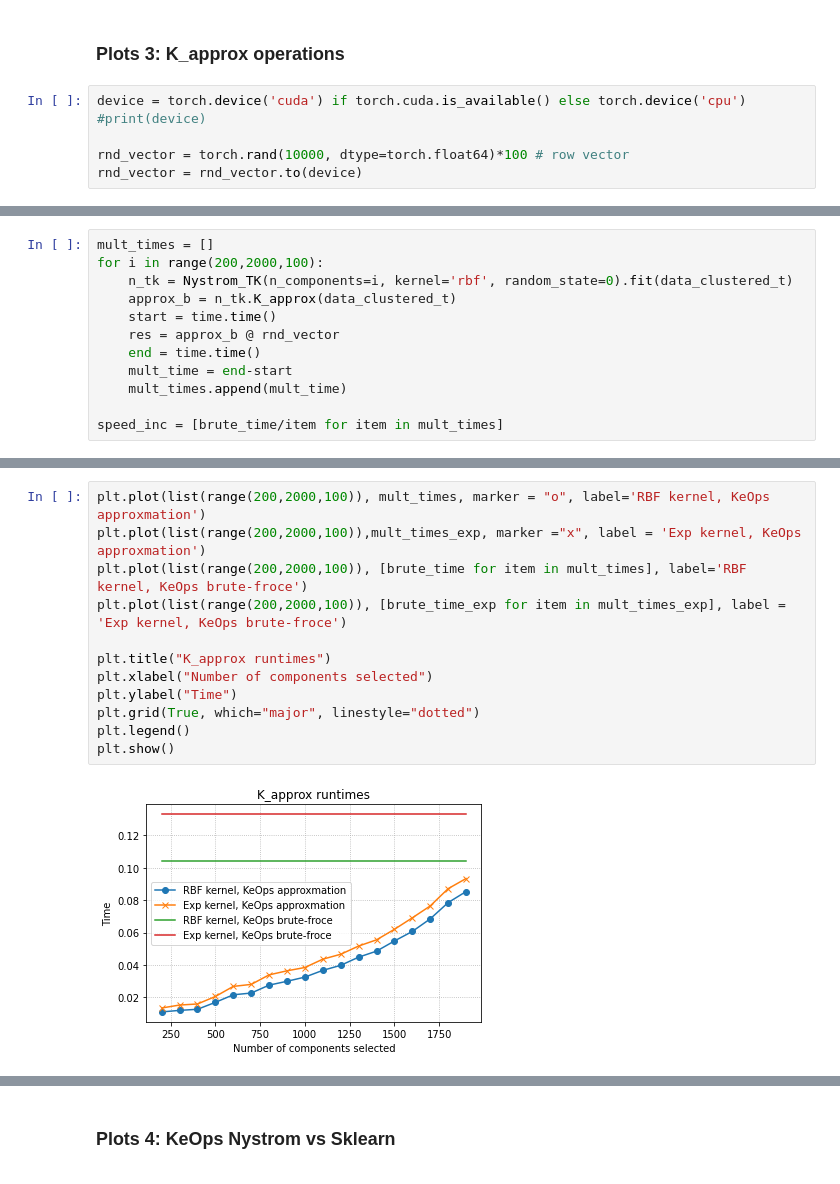
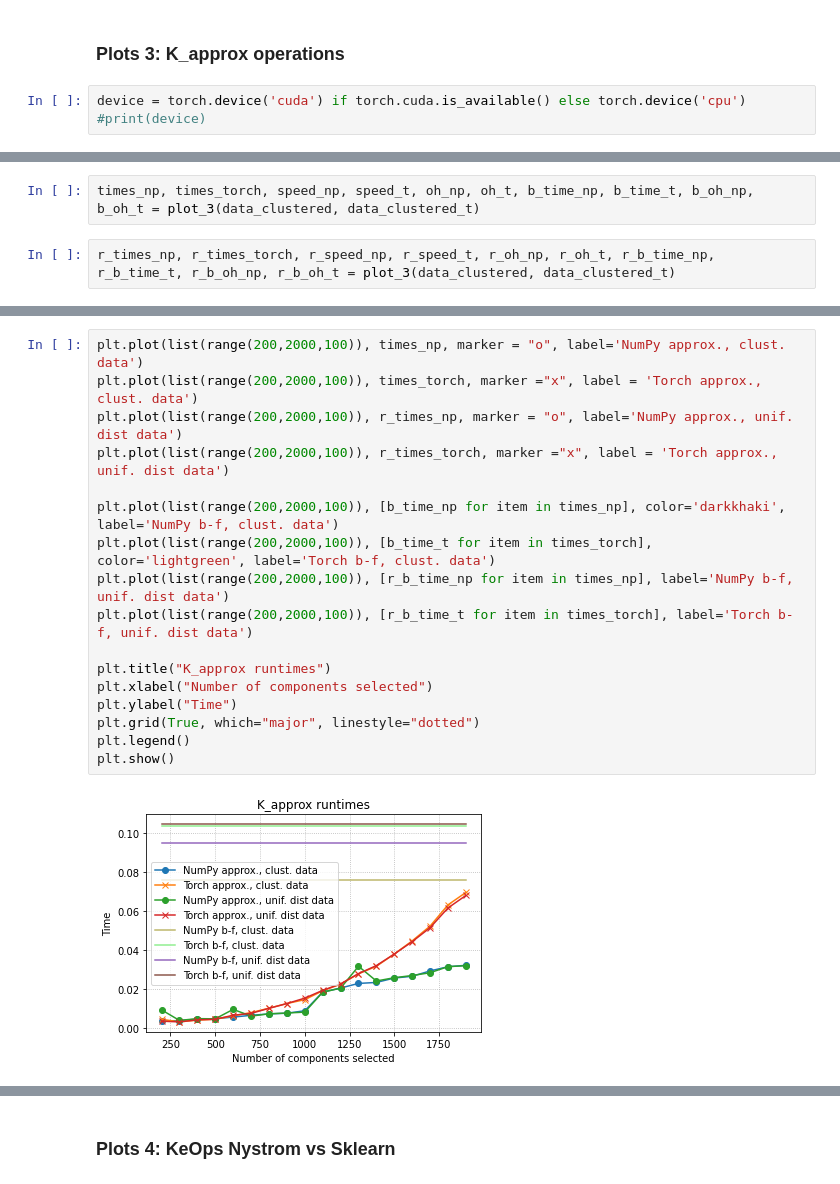
Before and after one commit to huddyyeo/keops_project, a Jupyter notebook: Nystrom_work/Nystrom_benchmarking.ipynb, the cells around one changed output, grey strips where cells are left out. Drawn from its saved outputs; the diff is of its cells as text.

Commit message:
added more plots for k_approx, removed old ones

```diff
--- a/Nystrom_work/Nystrom_benchmarking.ipynb
+++ b/Nystrom_work/Nystrom_benchmarking.ipynb
@@ -312,7 +305,4 @@ plt.show()
 # %%
 device = torch.device('cuda') if torch.cuda.is_available() else torch.device('cpu')
 #print(device)
-
-rnd_vector = torch.rand(10000, dtype=torch.float64)*100 # row vector
-rnd_vector = rnd_vector.to(device)
 # %%
@@ -357,12 +340,0 @@ brute_time = end-start
-# %%
-mult_times = []
-for i in range(200,2000,100):
-    n_tk = Nystrom_TK(n_components=i, kernel='rbf', random_state=0).fit(data_clustered_t)
-    approx_b = n_tk.K_approx(data_clustered_t)
-    start = time.time()
-    res = approx_b @ rnd_vector
-    end = time.time()
-    mult_time = end-start
-    mult_times.append(mult_time)
-
-speed_inc = [brute_time/item for item in mult_times]
@@ -369,3 +410,7 @@ speed_inc = [brute_time/item for item in mult_times]
+# %%
+times_np, times_torch, speed_np, speed_t, oh_np, oh_t, b_time_np, b_time_t, b_oh_np, b_oh_t = plot_3(data_clustered, data_clustered_t)
+# %%
+r_times_np, r_times_torch, r_speed_np, r_speed_t, r_oh_np, r_oh_t, r_b_time_np, r_b_time_t, r_b_oh_np, r_b_oh_t = plot_3(data_clustered, data_clustered_t)
 # %%
 # plot time difference
 
@@ -387,14 +432,19 @@ plt.show()
 # %%
-plt.plot(list(range(200,2000,100)), mult_times, marker = "o", label='RBF kernel, KeOps approxmation')
-plt.plot(list(range(200,2000,100)),mult_times_exp, marker ="x", label = 'Exp kernel, KeOps approxmation')
-plt.plot(list(range(200,2000,100)), [brute_time for item in mult_times], label='RBF kernel, KeOps brute-froce')
-plt.plot(list(range(200,2000,100)), [brute_time_exp for item in mult_times_exp], label = 'Exp kernel, KeOps brute-froce')
+plt.plot(list(range(200,2000,100)), times_np, marker = "o", label='NumPy approx., clust. data')
+plt.plot(list(range(200,2000,100)), times_torch, marker ="x", label = 'Torch approx., clust. data')
+plt.plot(list(range(200,2000,100)), r_times_np, marker = "o", label='NumPy approx., unif. dist data')
+plt.plot(list(range(200,2000,100)), r_times_torch, marker ="x", label = 'Torch approx., unif. dist data')
+
+plt.plot(list(range(200,2000,100)), [b_time_np for item in times_np], color='darkkhaki', label='NumPy b-f, clust. data')
+plt.plot(list(range(200,2000,100)), [b_time_t for item in times_torch], color='lightgreen', label='Torch b-f, clust. data')
+plt.plot(list(range(200,2000,100)), [r_b_time_np for item in times_np], label='NumPy b-f, unif. dist data')
+plt.plot(list(range(200,2000,100)), [r_b_time_t for item in times_torch], label='Torch b-f, unif. dist data')
 
 plt.title("K_approx runtimes")
 plt.xlabel("Number of components selected")
 plt.ylabel("Time")
 plt.grid(True, which="major", linestyle="dotted")
 plt.legend()
 plt.show()
 # %% [output]
-[figure, old version]
+[figure, new version]
```
Also changed, not shown: parts of 15 cells of this notebook.
